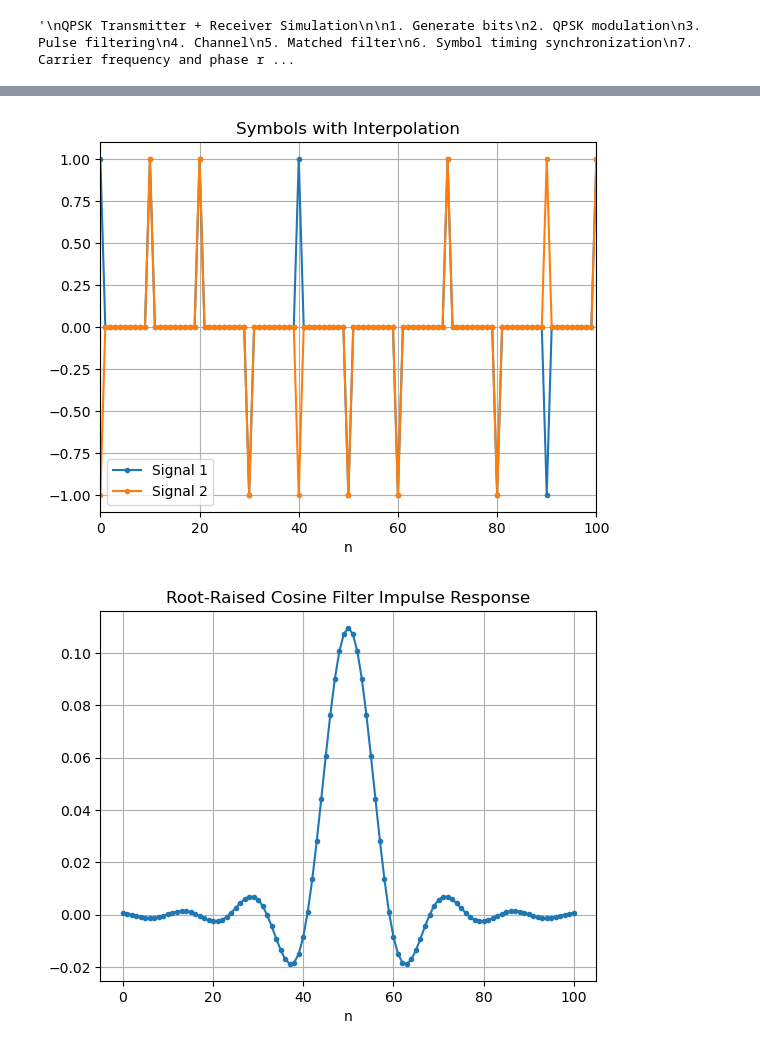
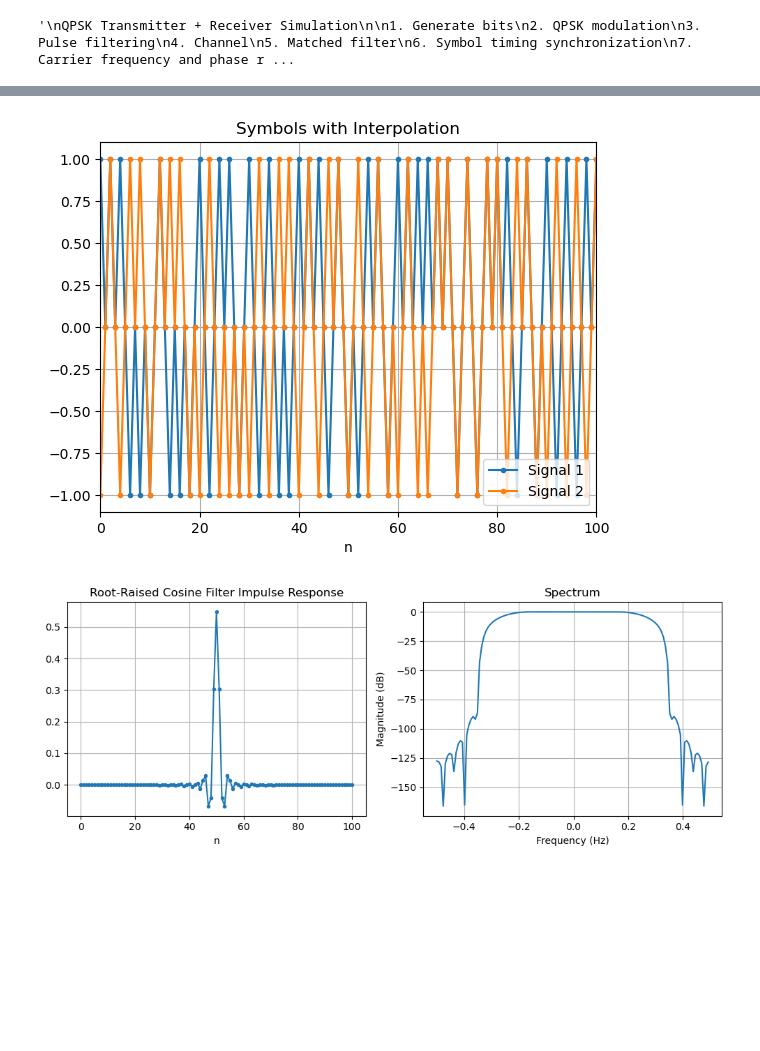
Before and after one commit to cddelong6626/sdr-notebooks, a Jupyter notebook: qpsk_sim.ipynb, the cells around one changed output, grey strips where cells are left out. Drawn from its saved outputs; the diff is of its cells as text; code cells hidden in the pictures; blank space fills up the shorter version.

```diff
--- a/qpsk_sim.ipynb
+++ b/qpsk_sim.ipynb
@@ -40,10 +40,10 @@ from utils import *
 
 
 # Constants
-SPS = int(10)                 # Large to see pulse shape well
+SPS = int(2)                 # Large to see pulse shape well
 N_BITS = 10**6
 N_SYMBOLS = int(N_BITS/2)     # qpsk: 2 bits/sample
-SNR_DB = 0
+SNR_DB = 10
 # %%
 ### Generate bits ###
 bits_tx = np.random.randint(2, size=N_BITS)
@@ -80,10 +80,14 @@ for i, sym in enumerate(sym_tx):
 
 plot_signal(sym_interp.real, sym_interp.imag, title='Symbols with Interpolation', xlim=[0, 100])
 # %% [output]
-[figure, old version]
+[figure, new version]
 # %%
 h_rrc = rrc_coef(Ts=SPS)
 
-plot_signal(h_rrc.real, title='Root-Raised Cosine Filter Impulse Response')
+fig, axs = plt.subplots(1, 2, figsize=(10, 4))
+plot_signal(h_rrc.real, title='Root-Raised Cosine Filter Impulse Response', ax=axs[0])
+plot_spectrum(h_rrc, ax=axs[1])
+plt.tight_layout()
+plt.show()
 # %% [output]
-[figure, old version]
+[figure, new version]
```
Also changed, not shown: parts of 9 cells of this notebook, 1 other file.
